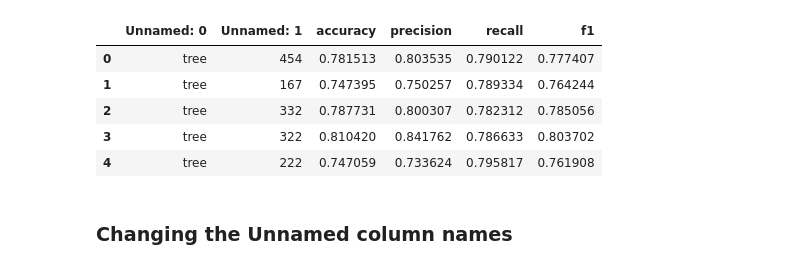
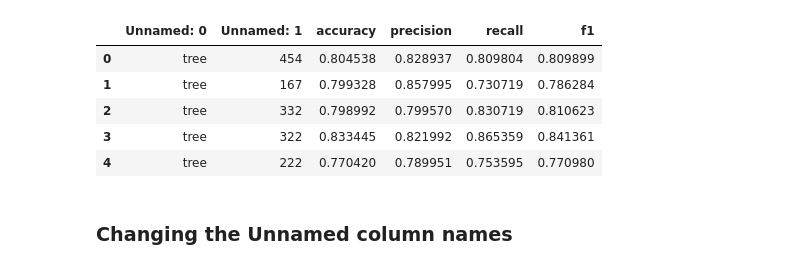
Before and after one commit to EduardoHalmen/darwin-analysis, a Jupyter notebook: notebooks/data-analysis.ipynb, the cells around one changed output. Cells and saved outputs as stored; diff of their text form; code cells hidden in the pictures.

```diff
--- a/notebooks/data-analysis.ipynb
+++ b/notebooks/data-analysis.ipynb
@@ -21,14 +20,14 @@ feature_imp_scores = pd.read_csv(f"{SCORES_DIR}/feature_imp_score.csv")
 anvoa_scores = pd.read_csv(f"{SCORES_DIR}/anova_score.csv")
 rfe_scores = pd.read_csv(f"{SCORES_DIR}/rfe_score.csv")
 # %%
-rfe_scores.head()
+raw_scores.head()
 # %% [output]
 |  | Unnamed: 0 | Unnamed: 1 | accuracy | precision | recall | f1 |
-| 0 | tree | 454 | 0.781513 | 0.803535 | 0.790122 | 0.777407 |
-| 1 | tree | 167 | 0.747395 | 0.750257 | 0.789334 | 0.764244 |
-| 2 | tree | 332 | 0.787731 | 0.800307 | 0.782312 | 0.785056 |
-| 3 | tree | 322 | 0.810420 | 0.841762 | 0.786633 | 0.803702 |
-| 4 | tree | 222 | 0.747059 | 0.733624 | 0.795817 | 0.761908 |
+| 0 | tree | 454 | 0.804538 | 0.828937 | 0.809804 | 0.809899 |
+| 1 | tree | 167 | 0.799328 | 0.857995 | 0.730719 | 0.786284 |
+| 2 | tree | 332 | 0.798992 | 0.799570 | 0.830719 | 0.810623 |
+| 3 | tree | 322 | 0.833445 | 0.821992 | 0.865359 | 0.841361 |
+| 4 | tree | 222 | 0.770420 | 0.789951 | 0.753595 | 0.770980 |
 # %% [markdown]
 ### Changing the Unnamed column names
 # %%
```
Also changed, not shown: parts of 37 cells of this notebook, 2 other files.
